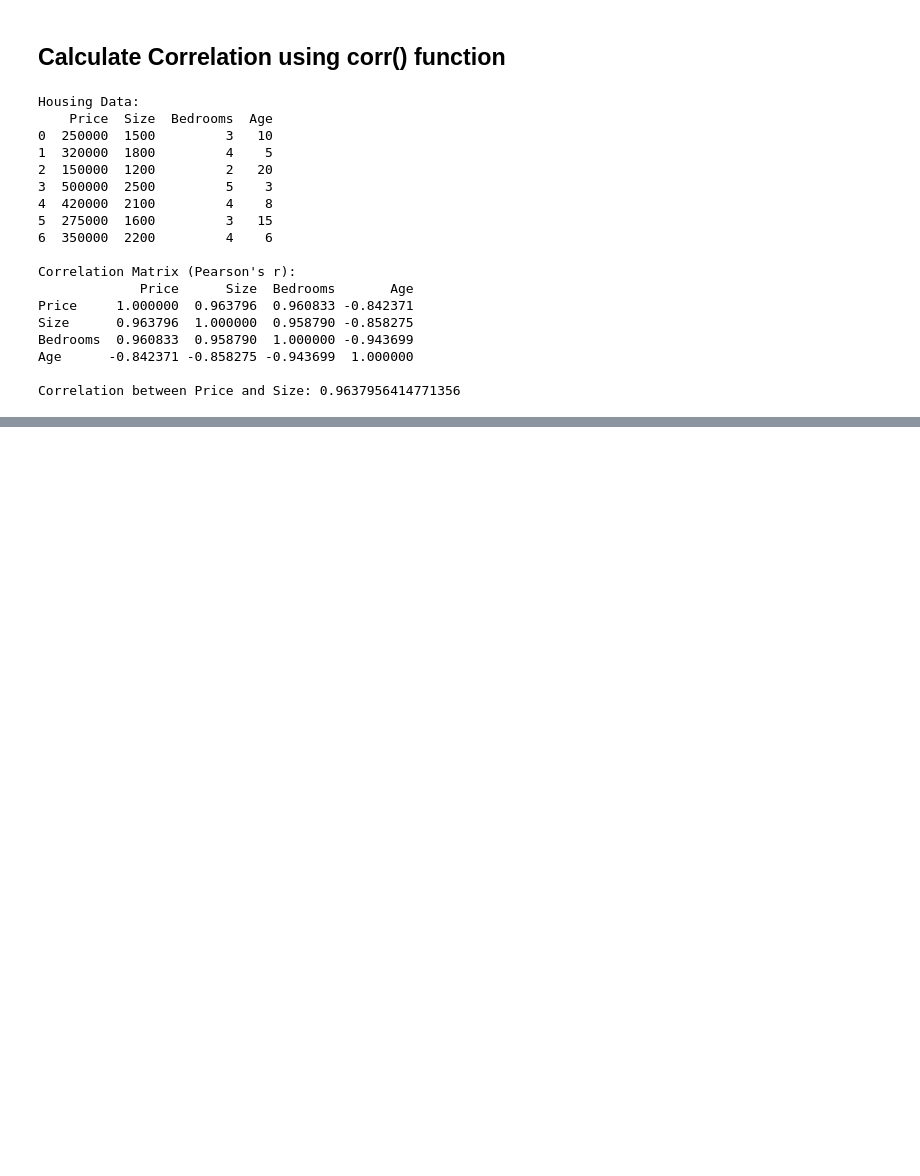
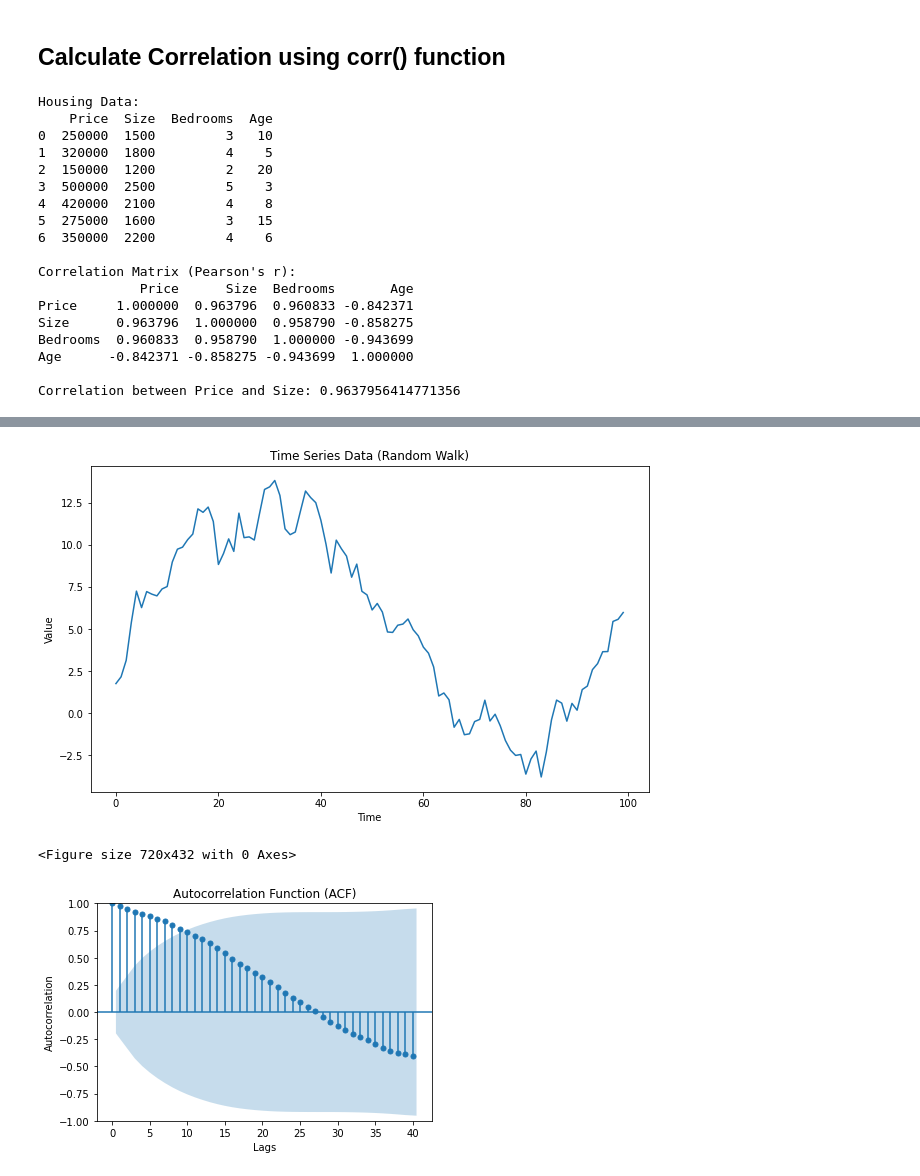
Before and after one commit to Tiger4Code/Mastering-Timeseries-Analysis-and-Forecasting, a Jupyter notebook: Episode_04_variance_family/episode_04_notebook.ipynb, the cells around one changed output, grey strips where cells are left out. Saved outputs shown, nothing was run; the diff lists cells and outputs as text; code cells hidden in the pictures; blank space fills up the shorter version.

```diff
--- a/Episode_04_variance_family/episode_04_notebook.ipynb
+++ b/Episode_04_variance_family/episode_04_notebook.ipynb
@@ -364,0 +450,30 @@ Correlation between Price and Size: 0.9637956414771356
+# %%
+# Import necessary libraries
+import numpy as np
+import matplotlib.pyplot as plt
+from statsmodels.graphics.tsaplots import plot_acf
+
+# Generate a sample time series data (e.g., random walk)
+np.random.seed(0)  # For reproducibility
+n = 100  # Length of time series
+data = np.random.randn(n).cumsum()  # Cumulative sum to simulate random walk
+
+# Plot the time series data
+plt.figure(figsize=(10, 6))
+plt.plot(data)
+plt.title("Time Series Data (Random Walk)")
+plt.xlabel("Time")
+plt.ylabel("Value")
+plt.show()
+
+# Plot the autocorrelation function (ACF)
+plt.figure(figsize=(10, 6))
+plot_acf(data, lags=40)
+plt.title("Autocorrelation Function (ACF)")
+plt.xlabel("Lags")
+plt.ylabel("Autocorrelation")
+plt.show()
+# %% [output]
+[figure, added]
+<Figure size 720x432 with 0 Axes>
+[figure, added]
```
Also changed, not shown: parts of 24 cells of this notebook.
